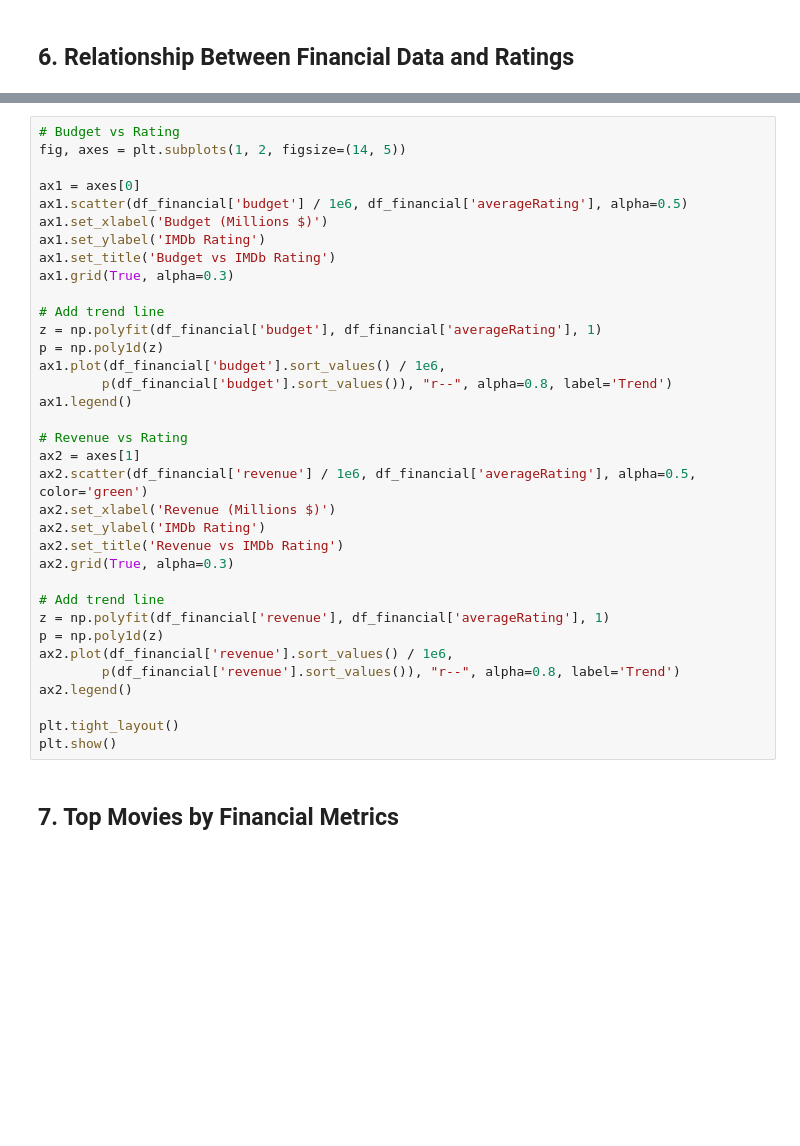
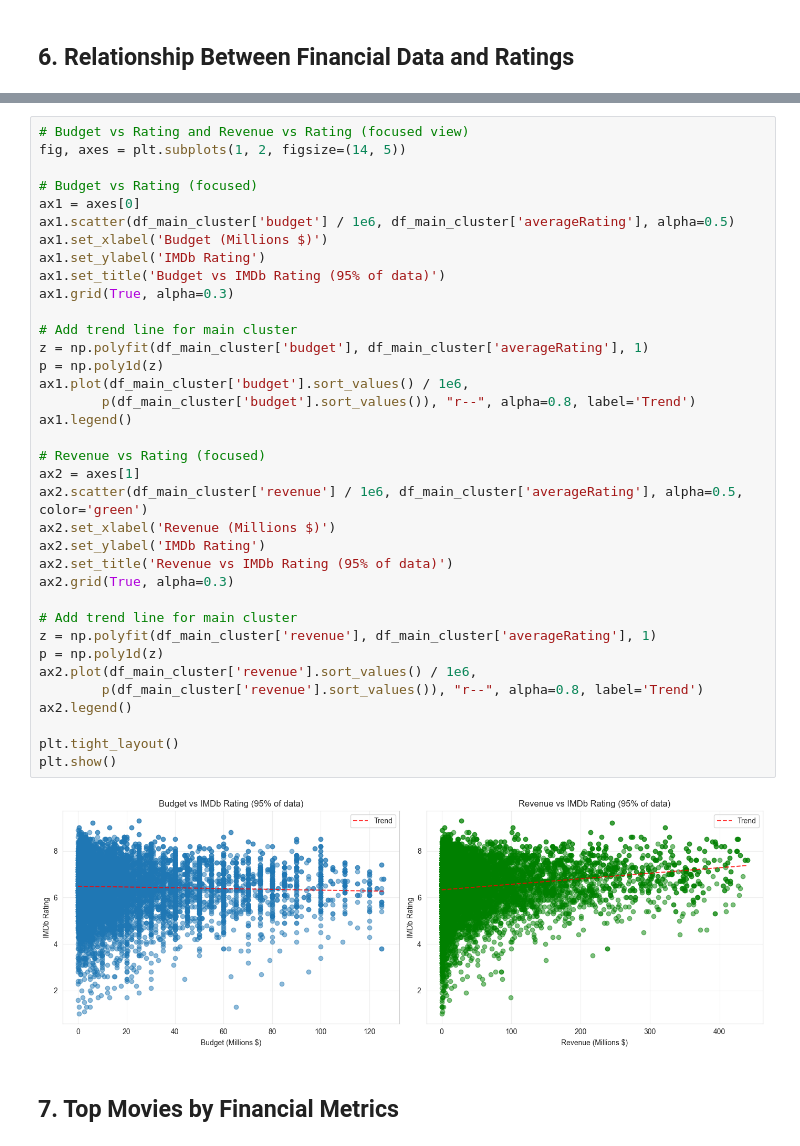
Before and after one commit to AfricanSwallow/movie-rating-predictor, a Jupyter notebook: notebooks/05_tmdb_financial_analysis.ipynb, the cells around one changed output, grey strips where cells are left out. Cells and saved outputs as stored; diff of their text form; blank space fills up the shorter version.

```diff
--- a/notebooks/05_tmdb_financial_analysis.ipynb
+++ b/notebooks/05_tmdb_financial_analysis.ipynb
@@ -300,38 +341,41 @@ plt.show()
 # %%
-# Budget vs Rating
+# Budget vs Rating and Revenue vs Rating (focused view)
 fig, axes = plt.subplots(1, 2, figsize=(14, 5))
 
+# Budget vs Rating (focused)
 ax1 = axes[0]
-ax1.scatter(df_financial['budget'] / 1e6, df_financial['averageRating'], alpha=0.5)
+ax1.scatter(df_main_cluster['budget'] / 1e6, df_main_cluster['averageRating'], alpha=0.5)
 ax1.set_xlabel('Budget (Millions $)')
 ax1.set_ylabel('IMDb Rating')
-ax1.set_title('Budget vs IMDb Rating')
+ax1.set_title('Budget vs IMDb Rating (95% of data)')
 ax1.grid(True, alpha=0.3)
 
-# Add trend line
-z = np.polyfit(df_financial['budget'], df_financial['averageRating'], 1)
+# Add trend line for main cluster
+z = np.polyfit(df_main_cluster['budget'], df_main_cluster['averageRating'], 1)
 p = np.poly1d(z)
-ax1.plot(df_financial['budget'].sort_values() / 1e6,
-        p(df_financial['budget'].sort_values()), "r--", alpha=0.8, label='Trend')
+ax1.plot(df_main_cluster['budget'].sort_values() / 1e6,
+        p(df_main_cluster['budget'].sort_values()), "r--", alpha=0.8, label='Trend')
 ax1.legend()
 
-# Revenue vs Rating
+# Revenue vs Rating (focused)
 ax2 = axes[1]
-ax2.scatter(df_financial['revenue'] / 1e6, df_financial['averageRating'], alpha=0.5, color='green')
+ax2.scatter(df_main_cluster['revenue'] / 1e6, df_main_cluster['averageRating'], alpha=0.5, color='green')
 ax2.set_xlabel('Revenue (Millions $)')
 ax2.set_ylabel('IMDb Rating')
-ax2.set_title('Revenue vs IMDb Rating')
+ax2.set_title('Revenue vs IMDb Rating (95% of data)')
 ax2.grid(True, alpha=0.3)
 
-# Add trend line
-z = np.polyfit(df_financial['revenue'], df_financial['averageRating'], 1)
+# Add trend line for main cluster
+z = np.polyfit(df_main_cluster['revenue'], df_main_cluster['averageRating'], 1)
 p = np.poly1d(z)
-ax2.plot(df_financial['revenue'].sort_values() / 1e6,
-        p(df_financial['revenue'].sort_values()), "r--", alpha=0.8, label='Trend')
+ax2.plot(df_main_cluster['revenue'].sort_values() / 1e6,
+        p(df_main_cluster['revenue'].sort_values()), "r--", alpha=0.8, label='Trend')
 ax2.legend()
 
 plt.tight_layout()
 plt.show()
+# %% [output]
+[figure, added]
 # %% [markdown]
 ## 7. Top Movies by Financial Metrics
 # %%
```
Also changed, not shown: parts of 12 cells of this notebook, 1 other file.
